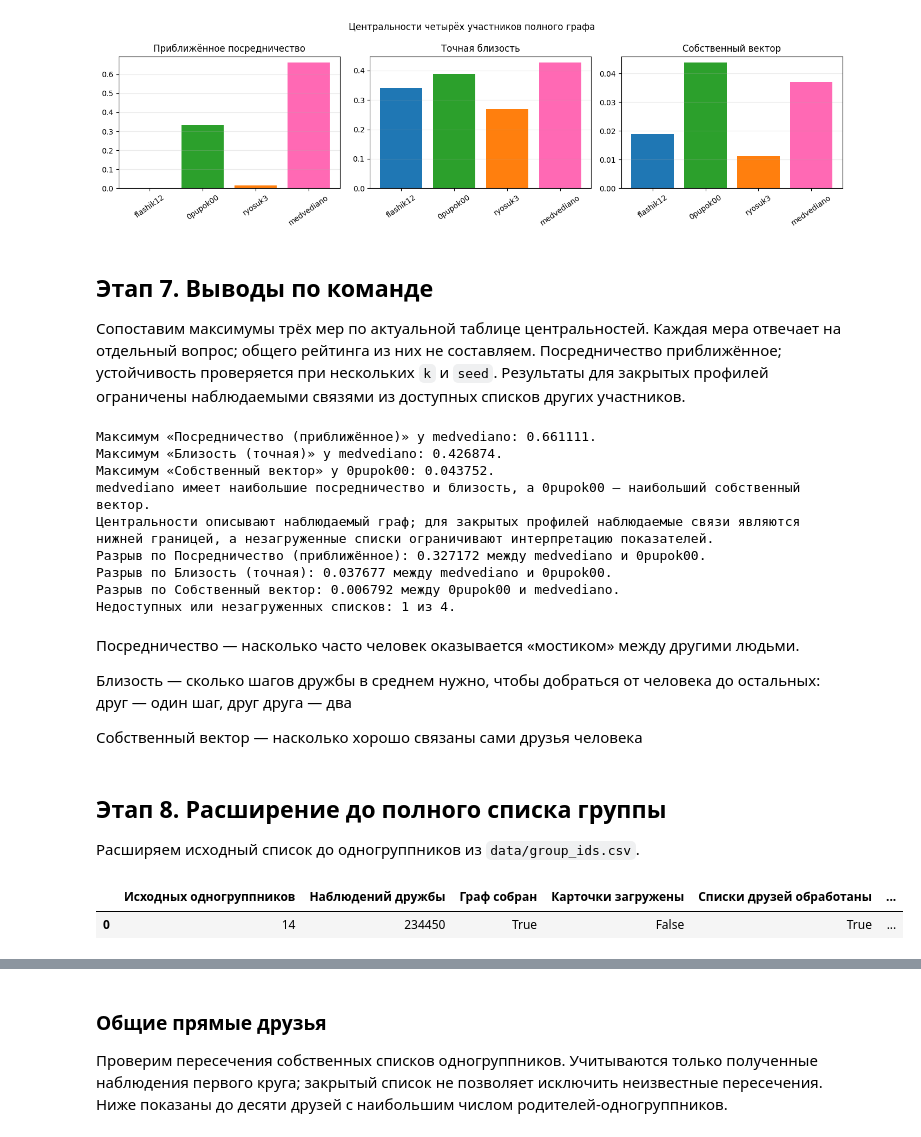
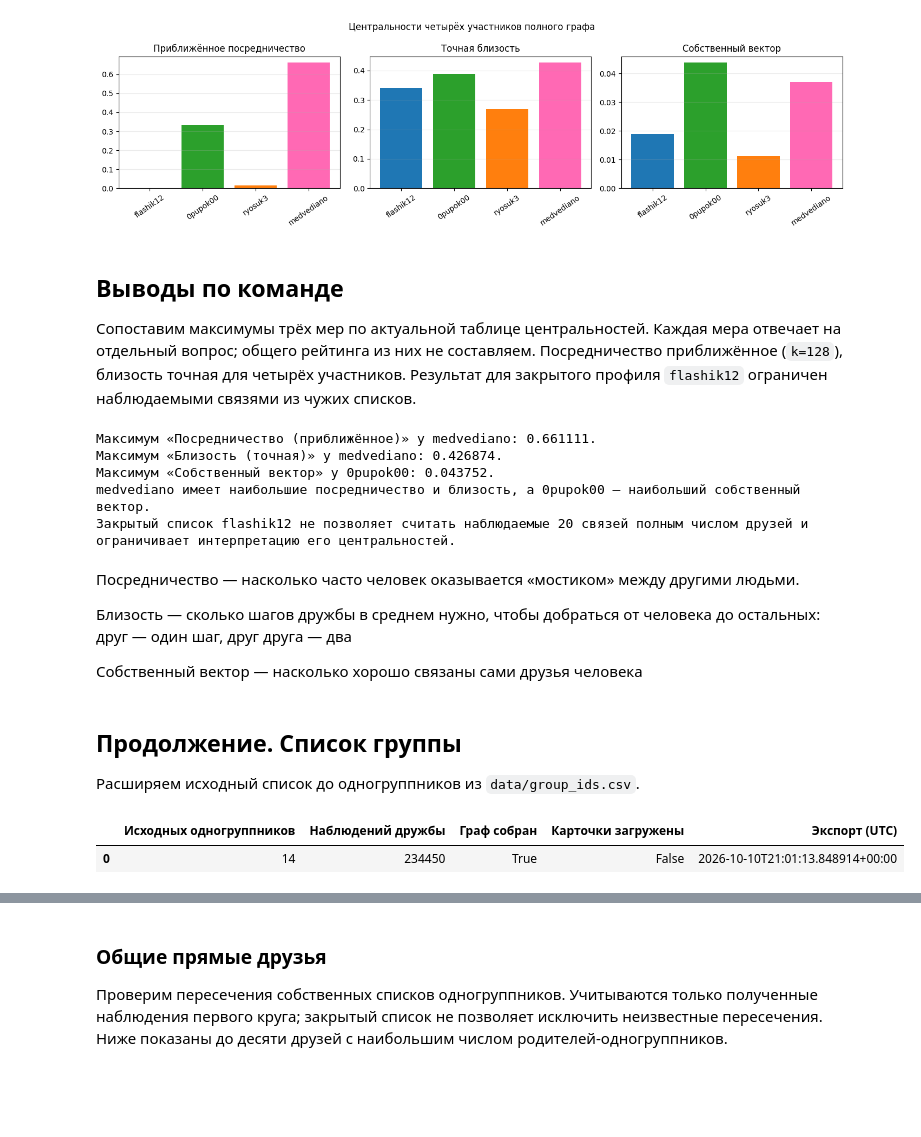
Before and after one commit to Osipovill/intelligent_systems_and_technologies, a Jupyter notebook: practice_2/practice2.ipynb, the cells around one changed output, grey strips where cells are left out. Cells and saved outputs as stored; diff of their text form; code cells hidden in the pictures; blank space fills up the shorter version.

```diff
--- a/practice_2/practice2.ipynb
+++ b/practice_2/practice2.ipynb
@@ -183,6 +162,13 @@ display(missing_summary)
 
 Каждую наблюдаемую пару приводим к каноническому порядку, чтобы взаимные наблюдения стали одним неориентированным ребром. Вершины участников добавляются явно.
 # %%
-G = build_graph(prepared_edges, GROUP_MEMBERS)
-graph_stats = graph_summary(G, GROUP_MEMBERS)
+edge_endpoints = prepared_edges[['user_id', 'friend_id']]
+canonical_edges = pd.DataFrame({
+    'source': edge_endpoints.min(axis=1),
+    'target': edge_endpoints.max(axis=1),
+}).drop_duplicates()
+
+G = nx.Graph()
+G.add_edges_from(canonical_edges.itertuples(index=False, name=None))
+G.add_nodes_from(GROUP_MEMBERS)
 # %% [markdown]
@@ -533,7 +517,7 @@ plt.show()
 member_ids = set(GROUP_MEMBERS)
 second_ids = set(second_friends['friend_id']) - member_ids - direct_friend_ids
 second_by_degree = sorted(second_ids, key=lambda node: (-G.degree(node), node))
-selected_second_ids = set(second_by_degree[:OVERVIEW_SECOND_LIMIT])
+selected_second_ids = set(second_by_degree[:305])
 shown_ids = member_ids | direct_friend_ids | selected_second_ids
 H = G.subgraph(shown_ids).copy()
 
@@ -763,13 +719,13 @@ plt.show()
 # %% [output]
 [figure]
 # %% [markdown]
-## Этап 7. Выводы по команде
+## Выводы по команде
 
 Сопоставим максимумы трёх мер по актуальной таблице центральностей.
 Каждая мера отвечает на отдельный вопрос; общего рейтинга из них не составляем.
-Посредничество приближённое; устойчивость проверяется при нескольких `k` и `seed`.
-Результаты для закрытых профилей ограничены наблюдаемыми связями
-из доступных списков других участников.
+Посредничество приближённое (`k=128`), близость точная для четырёх участников.
+Результат для закрытого профиля `flashik12` ограничен наблюдаемыми связями
+из чужих списков.
 # %%
 metric_columns = [
     'Посредничество (приближённое)',
@@ -800,26 +756,15 @@ else:
         f'собственный вектор — {eigenvector_leader}.'
     )
 print(
-    'Центральности описывают наблюдаемый граф; для закрытых профилей '
-    'наблюдаемые связи являются нижней границей, а незагруженные списки '
-    'ограничивают интерпретацию показателей.'
+    'Закрытый список flashik12 не позволяет считать наблюдаемые 20 связей '
+    'полным числом друзей и ограничивает интерпретацию его центральностей.'
 )
-for _, row in team_leader_gaps.iterrows():
-    print(
-        f"Разрыв по {row['metric']}: {row['gap']:.6f} между {row['leader']} и {row['second']}."
-    )
-closed_count = int((members_table['Статус списка'] != 'Список получен').sum())
-print(f"Недоступных или незагруженных списков: {closed_count} из {len(members_table)}.")
 # %% [output]
 Максимум «Посредничество (приближённое)» у medvediano: 0.661111.
 Максимум «Близость (точная)» у medvediano: 0.426874.
 Максимум «Собственный вектор» у 0pupok00: 0.043752.
 medvediano имеет наибольшие посредничество и близость, а 0pupok00 — наибольший собственный вектор.
-Центральности описывают наблюдаемый граф; для закрытых профилей наблюдаемые связи являются нижней границей, а незагруженные списки ограничивают интерпретацию показателей.
-Разрыв по Посредничество (приближённое): 0.327172 между medvediano и 0pupok00.
-Разрыв по Близость (точная): 0.037677 между medvediano и 0pupok00.
-Разрыв по Собственный вектор: 0.006792 между 0pupok00 и medvediano.
-Недоступных или незагруженных списков: 1 из 4.
+Закрытый список flashik12 не позволяет считать наблюдаемые 20 связей полным числом друзей и ограничивает интерпретацию его центральностей.
 # %% [markdown]
 Посредничество — насколько часто человек оказывается «мостиком» между другими людьми.
 
@@ -827,51 +772,57 @@ medvediano имеет наибольшие посредничество и бл
 
 Собственный вектор — насколько хорошо связаны сами друзья человека
 # %% [markdown]
-## Этап 8. Расширение до полного списка группы
+## Продолжение. Список группы
 
 Расширяем исходный список до одногруппников из `data/group_ids.csv`.
 # %%
+from pathlib import Path
+import json
+import sys
+import numpy as np
+import pandas as pd
+import networkx as nx
+import matplotlib.pyplot as plt
+from IPython.display import display
+
+PRACTICE_DIR = Path.cwd() if Path('vk_analysis.py').exists() else Path.cwd() / 'practice_2'
+if str(PRACTICE_DIR.resolve()) not in sys.path:
+    sys.path.insert(0, str(PRACTICE_DIR.resolve()))
+from vk_analysis import build_graph, member_centralities
+from collect_group import read_member_refs
+
 FULL_DATA_DIR = PRACTICE_DIR / 'data' / 'group'
 required_files = ['vk_friends_full.csv', 'members.csv', 'collection_summary.json']
 missing_files = [name for name in required_files if not (FULL_DATA_DIR / name).exists()]
 if missing_files:
     raise FileNotFoundError(
         f'Нет выгрузки полной группы: {missing_files}. Запустите collect_group.py.'
     )
 collection_summary = json.loads((FULL_DATA_DIR / 'collection_summary.json').read_text(encoding='utf-8'))
-if collection_summary.get('snapshot_version') != SNAPSHOT_VERSION:
-    raise ValueError('Версия снимка данных не совпадает с конфигурацией анализа')
 if not collection_summary.get('graph_completed', collection_summary['completed']):
     raise ValueError('Сбор ещё не завершён. Повторите запуск collect_group.py для продолжения.')
 full_members = pd.read_csv(FULL_DATA_DIR / 'members.csv', keep_default_na=False)
 member_values = pd.to_numeric(full_members['user_id'], errors='raise')
 if member_values.isna().any() or (member_values <= 0).any() or (member_values % 1 != 0).any():
     raise ValueError('Идентификаторы участников должны быть положительными целыми числами')
 full_members['user_id'] = member_values.astype('int64')
 if full_members['user_id'].duplicated().any():
     raise ValueError('В таблице участников есть повторяющиеся ID')
 input_refs = read_member_refs(PRACTICE_DIR / 'data' / 'group_ids.csv')
 if set(input_refs) != set(full_members['input_ref']) or len(full_members) != collection_summary['members']:
     raise ValueError('Выгрузка не соответствует текущему списку одногруппников')
-full_raw_edges = pd.read_csv(FULL_DATA_DIR / 'vk_friends_full.csv', low_memory=False)
-if len(full_raw_edges) != collection_summary['observations']:
+full_edges = pd.read_csv(FULL_DATA_DIR / 'vk_friends_full.csv', low_memory=False)
+if len(full_edges) != collection_summary['observations']:
     raise ValueError('CSV не соответствует сводке сбора')
-if collection_summary.get('data_sha256') != sha256_file(FULL_DATA_DIR / 'vk_friends_full.csv'):
-    raise ValueError('Контрольная сумма CSV не совпадает со сводкой снимка')
-full_edges = prepare_edges(full_raw_edges)
 full_member_names = dict(zip(full_members['user_id'], full_members['screen_name']))
 display(pd.DataFrame([{
     'Исходных одногруппников': len(full_members),
     'Наблюдений дружбы': len(full_edges),
     'Граф собран': collection_summary.get('graph_completed', collection_summary['completed']),
     'Карточки загружены': collection_summary.get('profiles_completed', collection_summary['completed']),
-    'Списки друзей обработаны': collection_summary.get('friend_lists_completed', False),
-    'Списки всех участников доступны': collection_summary.get('friend_lists_available', False),
-    'Анализ завершён': collection_summary.get('analysis_completed', False),
-    'Версия снимка': collection_summary.get('snapshot_version'),
     'Экспорт (UTC)': collection_summary['exported_at'],
 
 }]))
 # %% [output]
-|  | Исходных одногруппников | Наблюдений дружбы | Граф собран | Карточки загружены | Списки друзей обработаны | ... |
-| 0 | 14 | 234450 | True | False | True | ... |
+|  | Исходных одногруппников | Наблюдений дружбы | Граф собран | Карточки загружены | Экспорт (UTC) |
+| 0 | 14 | 234450 | True | False | 2026-10-10T21:01:13.848914+00:00 |
```
Also changed, not shown: parts of 32 cells of this notebook.
